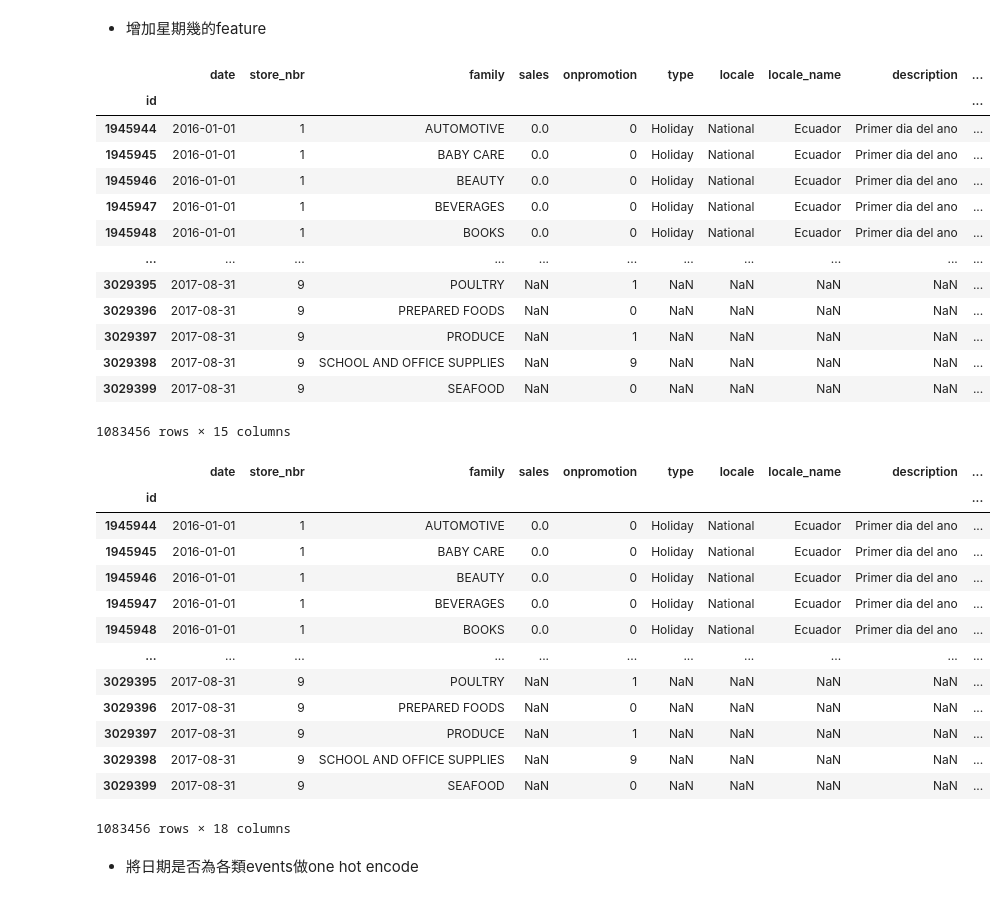
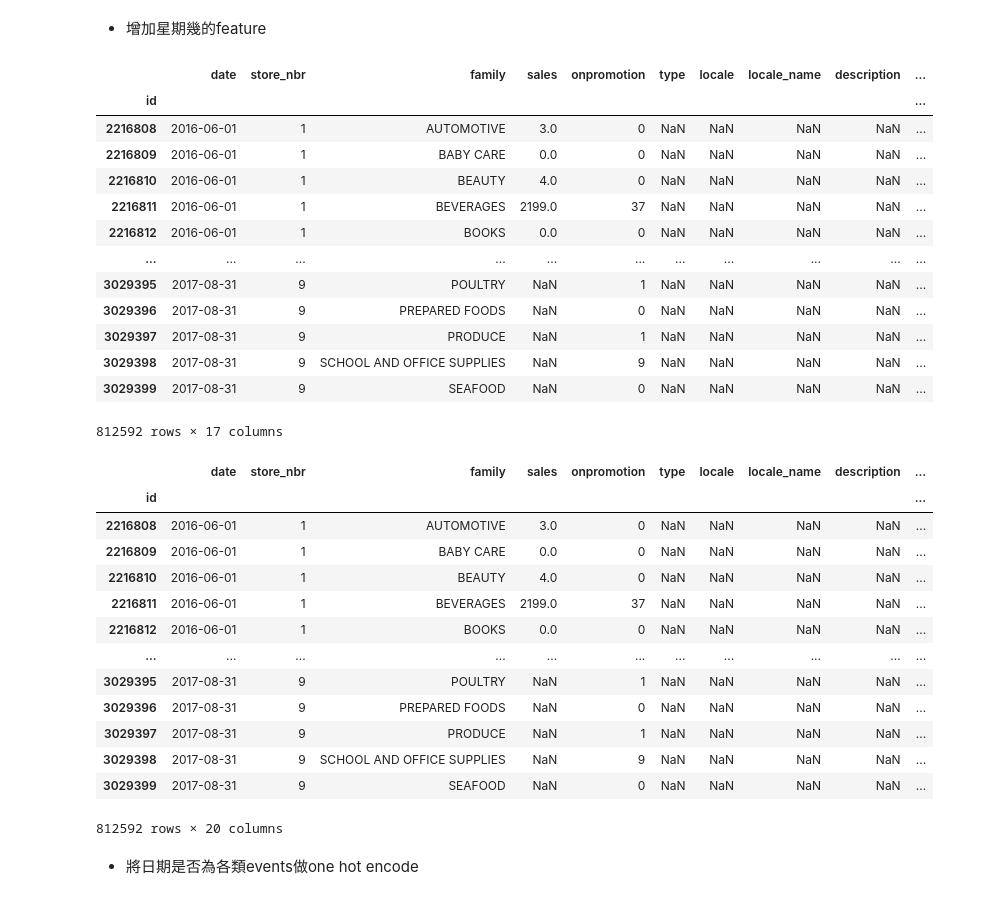
Before and after one commit to hfchen2132131/data_sciece_project, a Jupyter notebook: try-copy_modified.ipynb, the cells around one changed output. Cells and saved outputs as stored; diff of their text form; code cells hidden in the pictures.

```diff
--- a/try-copy_modified.ipynb
+++ b/try-copy_modified.ipynb
@@ -34,7 +35,7 @@ submission=pd.read_csv('data/sample_submission.csv')
 # %% [markdown]
 * 將train及test一起處理
 # %%
-train = train.loc[train["date"] >= pd.to_datetime('2016-01-01')]
+train = train.loc[train["date"] >= pd.to_datetime('2016-06-01')]
 print(train.shape,test.shape)
 train=pd.concat([train,test],axis=0)
 print(train.shape)
@@ -63,8 +64,16 @@ local_event = event.loc[(event["locale"] != 'National') & (event["transferred"]
 data=train.merge(national_event,how='left',on='date').set_index(train.index)
 data["local_type"] = np.nan
 # %%
+
+data[["city", "state","store_type", "store_cluster"]] = np.nan
+for id in stores.index:
+    data.loc[data["store_nbr"] == id,["city","state","store_type", "store_cluster"]] = stores.loc[id,["city","state","type", "cluster"]].to_list()
+data
+
+'''
 data[["city", "state"]] = np.nan
 for id in stores.index:
     data.loc[data["store_nbr"] == id,["city","state"]] = stores.loc[id,["city","state"]].to_list()
 data
+'''
 # %% [output]
@@ -159,43 +155,43 @@ data
 # %% [output]
 |  | date | store_nbr | family | sales | onpromotion | type | locale | locale_name | description | ... |
 | id |  |  |  |  |  |  |  |  |  | ... |
-| 1945944 | 2016-01-01 | 1 | AUTOMOTIVE | 0.0 | 0 | Holiday | National | Ecuador | Primer dia del ano | ... |
-| 1945945 | 2016-01-01 | 1 | BABY CARE | 0.0 | 0 | Holiday | National | Ecuador | Primer dia del ano | ... |
-| 1945946 | 2016-01-01 | 1 | BEAUTY | 0.0 | 0 | Holiday | National | Ecuador | Primer dia del ano | ... |
-| 1945947 | 2016-01-01 | 1 | BEVERAGES | 0.0 | 0 | Holiday | National | Ecuador | Primer dia del ano | ... |
-| 1945948 | 2016-01-01 | 1 | BOOKS | 0.0 | 0 | Holiday | National | Ecuador | Primer dia del ano | ... |
+| 2216808 | 2016-06-01 | 1 | AUTOMOTIVE | 3.0 | 0 | NaN | NaN | NaN | NaN | ... |
+| 2216809 | 2016-06-01 | 1 | BABY CARE | 0.0 | 0 | NaN | NaN | NaN | NaN | ... |
+| 2216810 | 2016-06-01 | 1 | BEAUTY | 4.0 | 0 | NaN | NaN | NaN | NaN | ... |
+| 2216811 | 2016-06-01 | 1 | BEVERAGES | 2199.0 | 37 | NaN | NaN | NaN | NaN | ... |
+| 2216812 | 2016-06-01 | 1 | BOOKS | 0.0 | 0 | NaN | NaN | NaN | NaN | ... |
 | ... | ... | ... | ... | ... | ... | ... | ... | ... | ... | ... |
 | 3029395 | 2017-08-31 | 9 | POULTRY | NaN | 1 | NaN | NaN | NaN | NaN | ... |
 | 3029396 | 2017-08-31 | 9 | PREPARED FOODS | NaN | 0 | NaN | NaN | NaN | NaN | ... |
 | 3029397 | 2017-08-31 | 9 | PRODUCE | NaN | 1 | NaN | NaN | NaN | NaN | ... |
 | 3029398 | 2017-08-31 | 9 | SCHOOL AND OFFICE SUPPLIES | NaN | 9 | NaN | NaN | NaN | NaN | ... |
 | 3029399 | 2017-08-31 | 9 | SEAFOOD | NaN | 0 | NaN | NaN | NaN | NaN | ... |
-1083456 rows × 15 columns
+812592 rows × 17 columns
 # %%
 '''
 day = pd.get_dummies(data["date"].dt.day, prefix='day')
 month = pd.get_dummies(data["date"].dt.month, prefix='month')
 year = pd.get_dummies(data["date"].dt.year, prefix='year')
 '''
-day = data["date"].dt.day
-month = data["date"].dt.month
-year = data["date"].dt.year
+day = data["date"].dt.day.rename('day')
+month = data["date"].dt.month.rename('month')
+year = data["date"].dt.year.rename('year')
 data = pd.concat([data,year,month,day],axis=1)
 data
 # %% [output]
 |  | date | store_nbr | family | sales | onpromotion | type | locale | locale_name | description | ... |
 | id |  |  |  |  |  |  |  |  |  | ... |
-| 1945944 | 2016-01-01 | 1 | AUTOMOTIVE | 0.0 | 0 | Holiday | National | Ecuador | Primer dia del ano | ... |
-| 1945945 | 2016-01-01 | 1 | BABY CARE | 0.0 | 0 | Holiday | National | Ecuador | Primer dia del ano | ... |
-| 1945946 | 2016-01-01 | 1 | BEAUTY | 0.0 | 0 | Holiday | National | Ecuador | Primer dia del ano | ... |
-| 1945947 | 2016-01-01 | 1 | BEVERAGES | 0.0 | 0 | Holiday | National | Ecuador | Primer dia del ano | ... |
-| 1945948 | 2016-01-01 | 1 | BOOKS | 0.0 | 0 | Holiday | National | Ecuador | Primer dia del ano | ... |
+| 2216808 | 2016-06-01 | 1 | AUTOMOTIVE | 3.0 | 0 | NaN | NaN | NaN | NaN | ... |
+| 2216809 | 2016-06-01 | 1 | BABY CARE | 0.0 | 0 | NaN | NaN | NaN | NaN | ... |
+| 2216810 | 2016-06-01 | 1 | BEAUTY | 4.0 | 0 | NaN | NaN | NaN | NaN | ... |
+| 2216811 | 2016-06-01 | 1 | BEVERAGES | 2199.0 | 37 | NaN | NaN | NaN | NaN | ... |
+| 2216812 | 2016-06-01 | 1 | BOOKS | 0.0 | 0 | NaN | NaN | NaN | NaN | ... |
 | ... | ... | ... | ... | ... | ... | ... | ... | ... | ... | ... |
 | 3029395 | 2017-08-31 | 9 | POULTRY | NaN | 1 | NaN | NaN | NaN | NaN | ... |
 | 3029396 | 2017-08-31 | 9 | PREPARED FOODS | NaN | 0 | NaN | NaN | NaN | NaN | ... |
 | 3029397 | 2017-08-31 | 9 | PRODUCE | NaN | 1 | NaN | NaN | NaN | NaN | ... |
 | 3029398 | 2017-08-31 | 9 | SCHOOL AND OFFICE SUPPLIES | NaN | 9 | NaN | NaN | NaN | NaN | ... |
 | 3029399 | 2017-08-31 | 9 | SEAFOOD | NaN | 0 | NaN | NaN | NaN | NaN | ... |
-1083456 rows × 18 columns
+812592 rows × 20 columns
 # %% [markdown]
 * 將日期是否為各類events做one hot encode
```
Also changed, not shown: parts of 44 cells of this notebook, 1 other file.
